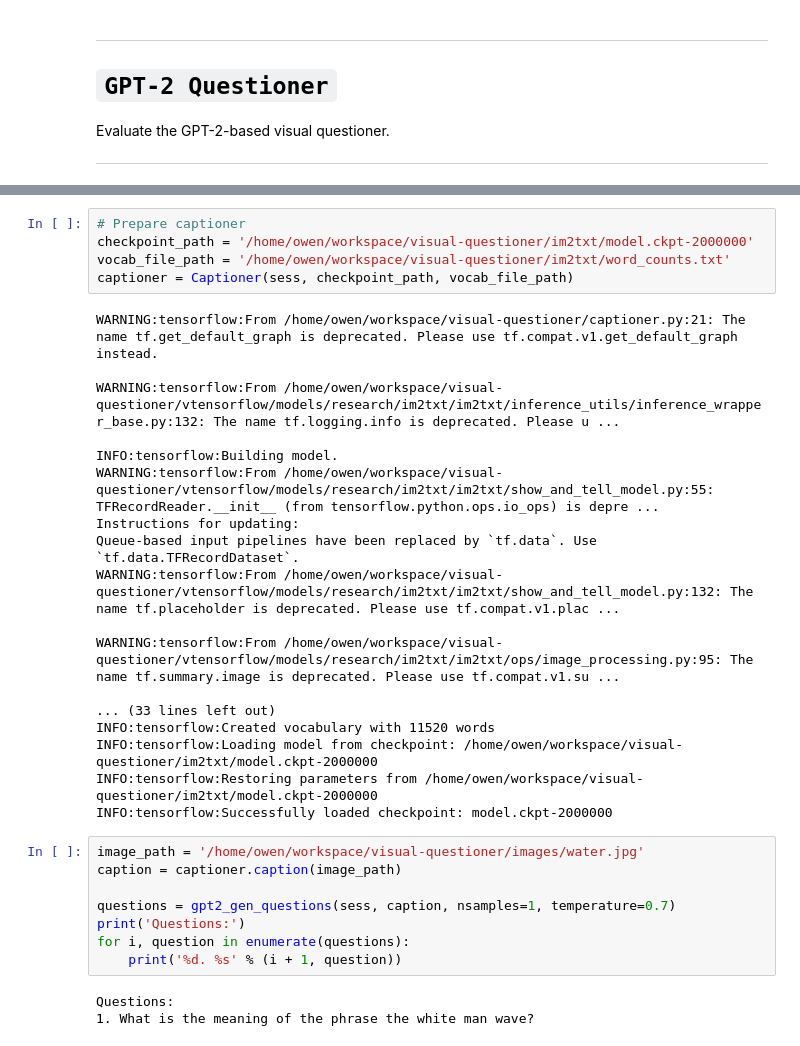
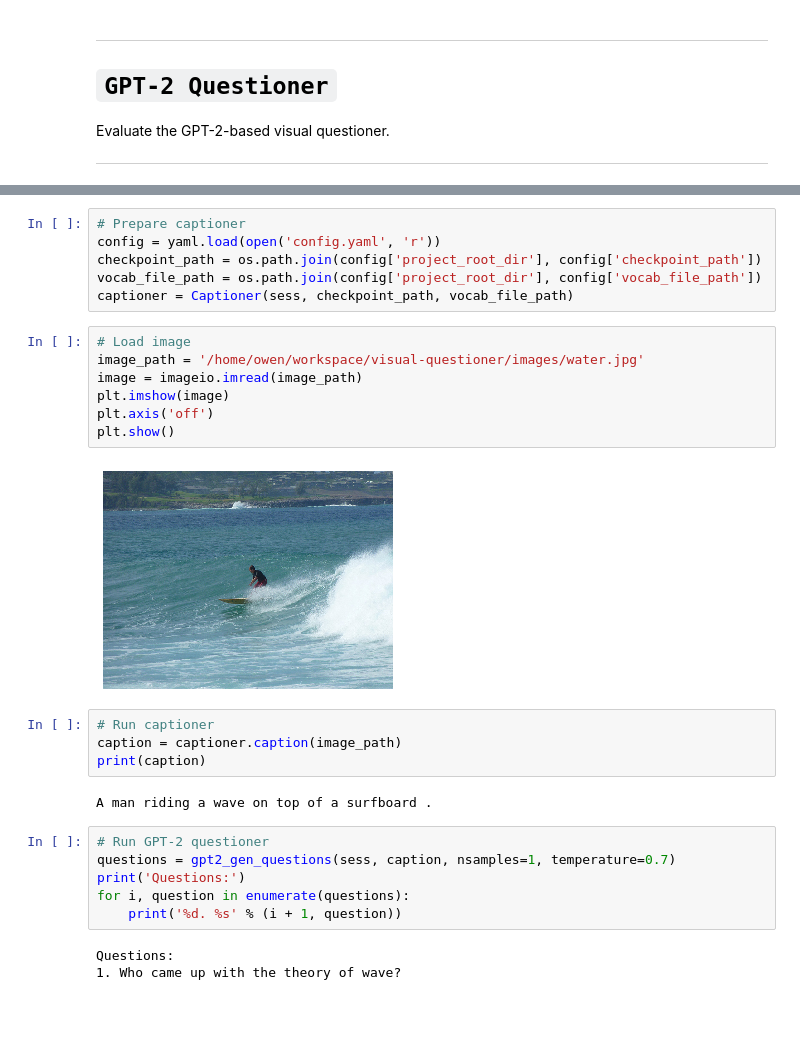
Before and after one commit to ucsd-ml-arts/generative-text-owen, a Jupyter notebook: run_gpt2_questioner.ipynb, the cells around one changed output, grey strips where cells are left out. Drawn from its saved outputs; the diff is of its cells as text; blank space fills up the shorter version.

Commit message:
read checkpoint path from YAML

```diff
--- a/run_gpt2_questioner.ipynb
+++ b/run_gpt2_questioner.ipynb
@@ -21,34 +27,30 @@ INFO:tensorflow:Restoring parameters from checkpoint/run1/model-500
-# %%
-# Prepare captioner
-checkpoint_path = '/home/owen/workspace/visual-questioner/im2txt/model.ckpt-2000000'
-vocab_file_path = '/home/owen/workspace/visual-questioner/im2txt/word_counts.txt'
-captioner = Captioner(sess, checkpoint_path, vocab_file_path)
-# %% [output]
-WARNING:tensorflow:From /home/owen/workspace/visual-questioner/captioner.py:21: The name tf.get_default_graph is deprecated. Please use tf.compat.v1.get_default_graph instead.
-
-WARNING:tensorflow:From /home/owen/workspace/visual-questioner/vtensorflow/models/research/im2txt/im2txt/inference_utils/inference_wrapper_base.py:132: The name tf.logging.info is deprecated. Please u ...
-
-INFO:tensorflow:Building model.
-WARNING:tensorflow:From /home/owen/workspace/visual-questioner/vtensorflow/models/research/im2txt/im2txt/show_and_tell_model.py:55: TFRecordReader.__init__ (from tensorflow.python.ops.io_ops) is depre ...
-Instructions for updating:
-Queue-based input pipelines have been replaced by `tf.data`. Use `tf.data.TFRecordDataset`.
-WARNING:tensorflow:From /home/owen/workspace/visual-questioner/vtensorflow/models/research/im2txt/im2txt/show_and_tell_model.py:132: The name tf.placeholder is deprecated. Please use tf.compat.v1.plac ...
-
-WARNING:tensorflow:From /home/owen/workspace/visual-questioner/vtensorflow/models/research/im2txt/im2txt/ops/image_processing.py:95: The name tf.summary.image is deprecated. Please use tf.compat.v1.su ...
-
-... (33 lines left out)
-INFO:tensorflow:Created vocabulary with 11520 words
-INFO:tensorflow:Loading model from checkpoint: /home/owen/workspace/visual-questioner/im2txt/model.ckpt-2000000
-INFO:tensorflow:Restoring parameters from /home/owen/workspace/visual-questioner/im2txt/model.ckpt-2000000
-INFO:tensorflow:Successfully loaded checkpoint: model.ckpt-2000000
+# %%
+# Prepare captioner
+config = yaml.load(open('config.yaml', 'r'))
+checkpoint_path = os.path.join(config['project_root_dir'], config['checkpoint_path'])
+vocab_file_path = os.path.join(config['project_root_dir'], config['vocab_file_path'])
+captioner = Captioner(sess, checkpoint_path, vocab_file_path)
+# %%
+# Load image
+image_path = '/home/owen/workspace/visual-questioner/images/water.jpg'
+image = imageio.imread(image_path)
+plt.imshow(image)
+plt.axis('off')
+plt.show()
+# %% [output]
+[figure, added]
+# %%
+# Run captioner
+caption = captioner.caption(image_path)
+print(caption)
+# %% [output]
+A man riding a wave on top of a surfboard .
 # %%
-image_path = '/home/owen/workspace/visual-questioner/images/water.jpg'
-caption = captioner.caption(image_path)
-
+# Run GPT-2 questioner
 questions = gpt2_gen_questions(sess, caption, nsamples=1, temperature=0.7)
 print('Questions:')
 for i, question in enumerate(questions):
     print('%d. %s' % (i + 1, question))
 # %% [output]
 Questions:
-1. What is the meaning of the phrase the white man wave?
+1. Who came up with the theory of wave?
```
Also changed, not shown: parts of 2 cells of this notebook, 5 other files.
